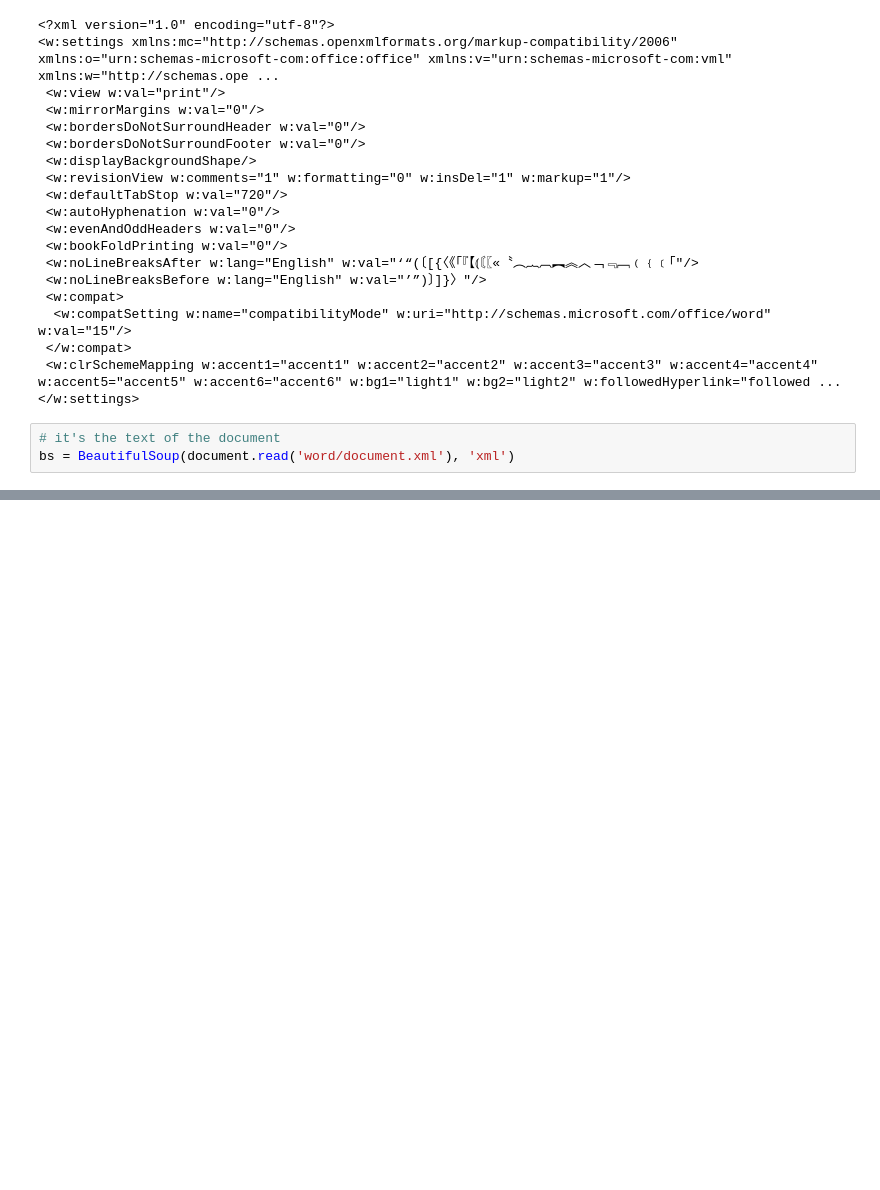
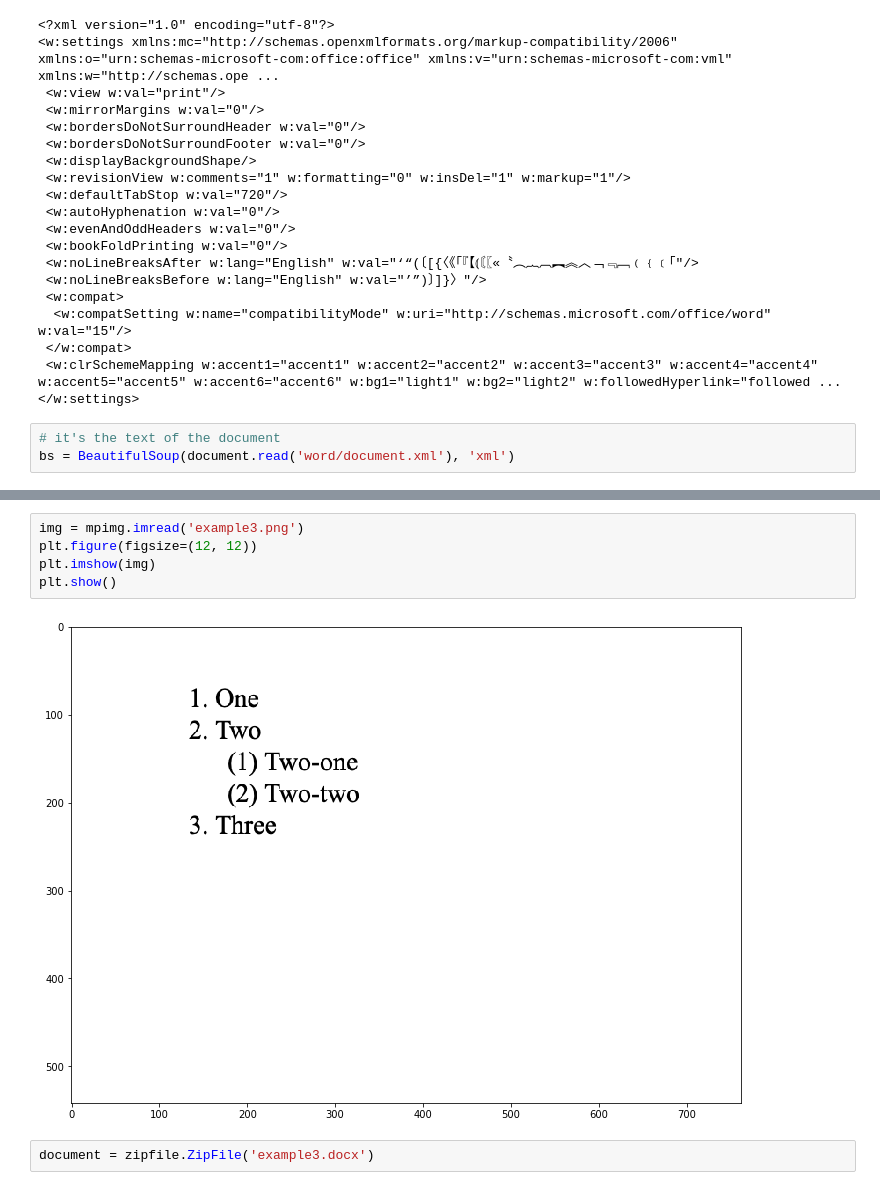
Before and after one commit to NastyBoget/DOCXParser, a Jupyter notebook: docx_reader.ipynb, the cells around one changed output, grey strips where cells are left out. Drawn from its saved outputs; the diff is of its cells as text; blank space fills up the shorter version.

```diff
--- a/docx_reader.ipynb
+++ b/docx_reader.ipynb
@@ -193,0 +377,9 @@ bs = BeautifulSoup(document.read('word/document.xml'), 'xml')
+# %%
+img = mpimg.imread('example3.png')
+plt.figure(figsize=(12, 12))
+plt.imshow(img)
+plt.show()
+# %% [output]
+[figure, added]
+# %%
+document = zipfile.ZipFile('example3.docx')
```
Also changed, not shown: parts of 18 cells of this notebook, 4 other files.
